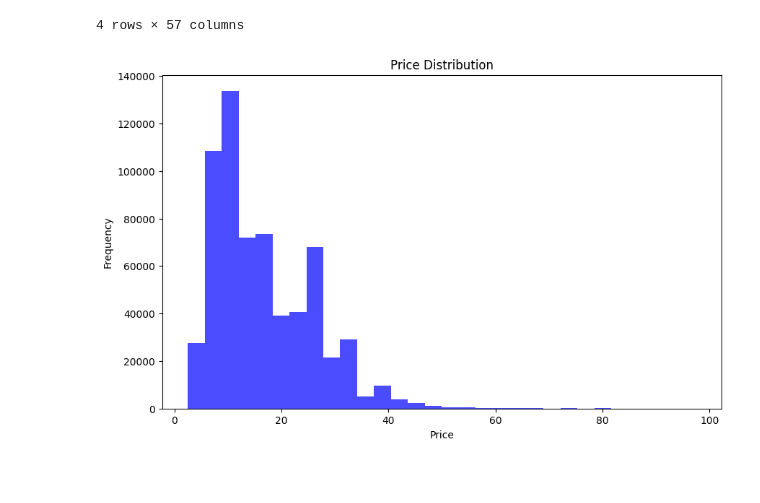
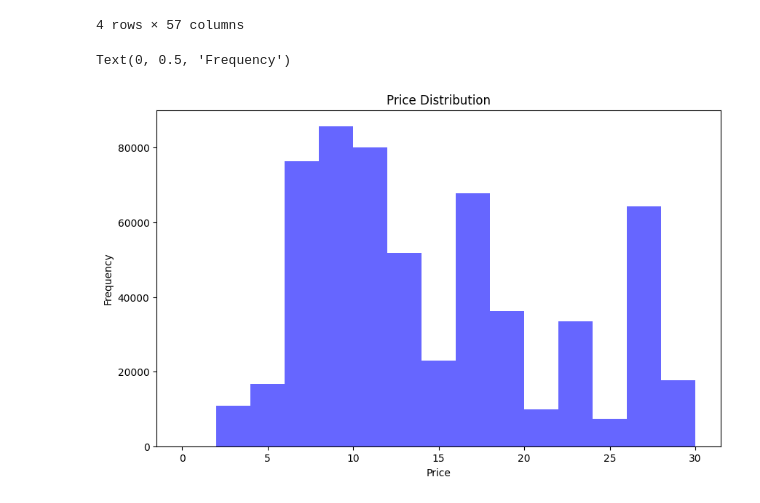
Before and after one commit to VyshnaviBasude/Team-TrailBlazers, a Jupyter notebook: Technique1.ipynb, the cells around one changed output. Drawn from its saved outputs; the diff is of its cells as text; code cells hidden in the pictures; blank space fills up the shorter version.

```diff
--- a/Technique1.ipynb
+++ b/Technique1.ipynb
@@ -32,12 +32,12 @@ df.head(4)
 | 3 | c2d88af2-d278-4bfd-a8d0-29ca77cc5512 | 1.543554e+09 | 4 | 30 | 11 | 2018-11-30 04:53:02 | America/New_York | Haymarket Square | North Station | Lyft | ... |
 4 rows × 57 columns
 # %%
-# Example 1: Histogram for 'price'
+# Histogram for 'price'
 plt.figure(figsize=(10, 6))
-plt.hist(df['price'], bins=30, color='blue', alpha=0.7)
+plt.hist(df['price'], bins=15, color='blue', alpha=0.6, range=(0, 30))
 plt.title('Price Distribution')
 plt.xlabel('Price')
 plt.ylabel('Frequency')
-plt.show()
 # %% [output]
+Text(0, 0.5, 'Frequency')
-[figure, old version]
+[figure, new version]
```
Also changed, not shown: parts of 1 cell of this notebook.
